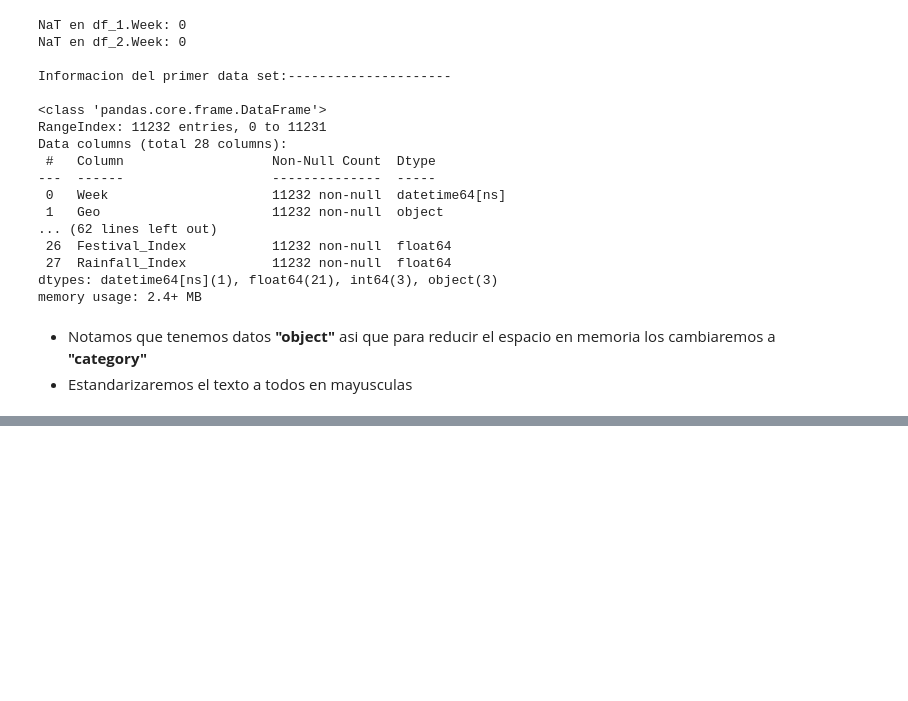
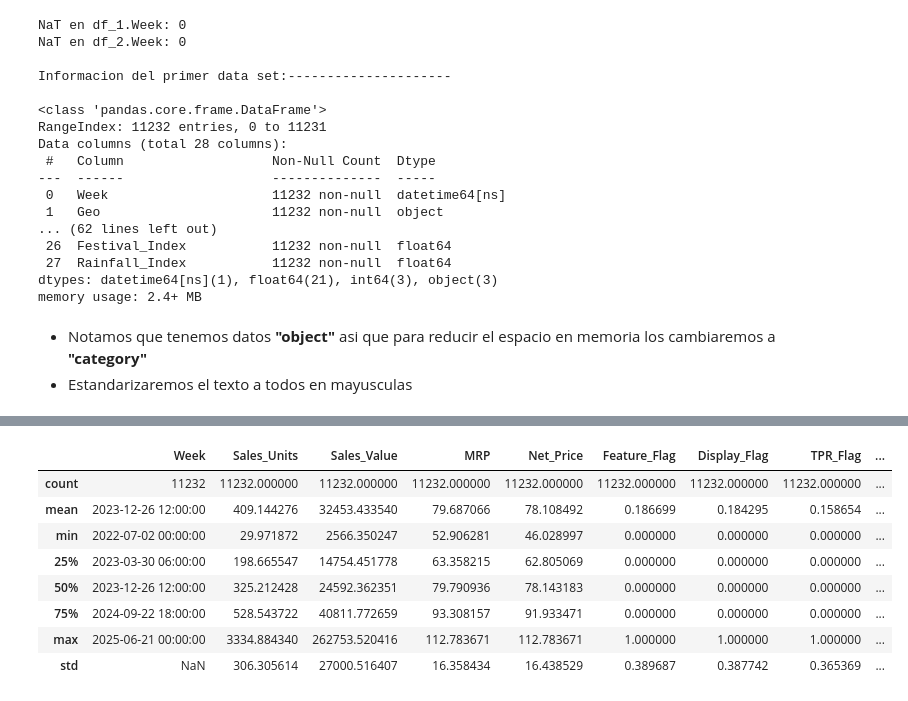
Before and after one commit to mcc-oscar-perez/Marketing_Mix_Modeling, a Jupyter notebook: RT.ipynb, the cells around one changed output, grey strips where cells are left out. Saved outputs shown, nothing was run; the diff lists cells and outputs as text; code cells hidden in the pictures; blank space fills up the shorter version.

```diff
--- a/RT.ipynb
+++ b/RT.ipynb
@@ -207,0 +229,15 @@ Características estadísticas de df_1:
+# %%
+pd.set_option('display.max_columns', None)
+pd.set_option('display.width', None)
+
+df_1.describe()
+# %% [output]
+|  | Week | Sales_Units | Sales_Value | MRP | Net_Price | Feature_Flag | Display_Flag | TPR_Flag | ... |
+| count | 11232 | 11232.000000 | 11232.000000 | 11232.000000 | 11232.000000 | 11232.000000 | 11232.000000 | 11232.000000 | ... |
+| mean | 2023-12-26 12:00:00 | 409.144276 | 32453.433540 | 79.687066 | 78.108492 | 0.186699 | 0.184295 | 0.158654 | ... |
+| min | 2022-07-02 00:00:00 | 29.971872 | 2566.350247 | 52.906281 | 46.028997 | 0.000000 | 0.000000 | 0.000000 | ... |
+| 25% | 2023-03-30 06:00:00 | 198.665547 | 14754.451778 | 63.358215 | 62.805069 | 0.000000 | 0.000000 | 0.000000 | ... |
+| 50% | 2023-12-26 12:00:00 | 325.212428 | 24592.362351 | 79.790936 | 78.143183 | 0.000000 | 0.000000 | 0.000000 | ... |
+| 75% | 2024-09-22 18:00:00 | 528.543722 | 40811.772659 | 93.308157 | 91.933471 | 0.000000 | 0.000000 | 0.000000 | ... |
+| max | 2025-06-21 00:00:00 | 3334.884340 | 262753.520416 | 112.783671 | 112.783671 | 1.000000 | 1.000000 | 1.000000 | ... |
+| std | NaN | 306.305614 | 27000.516407 | 16.358434 | 16.438529 | 0.389687 | 0.387742 | 0.365369 | ... |
```
Also changed, not shown: parts of 22 cells of this notebook.
